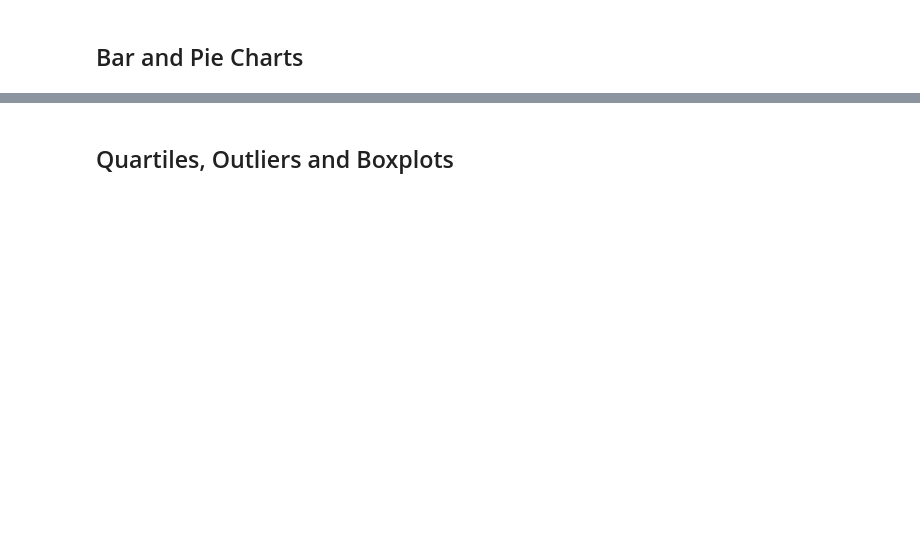
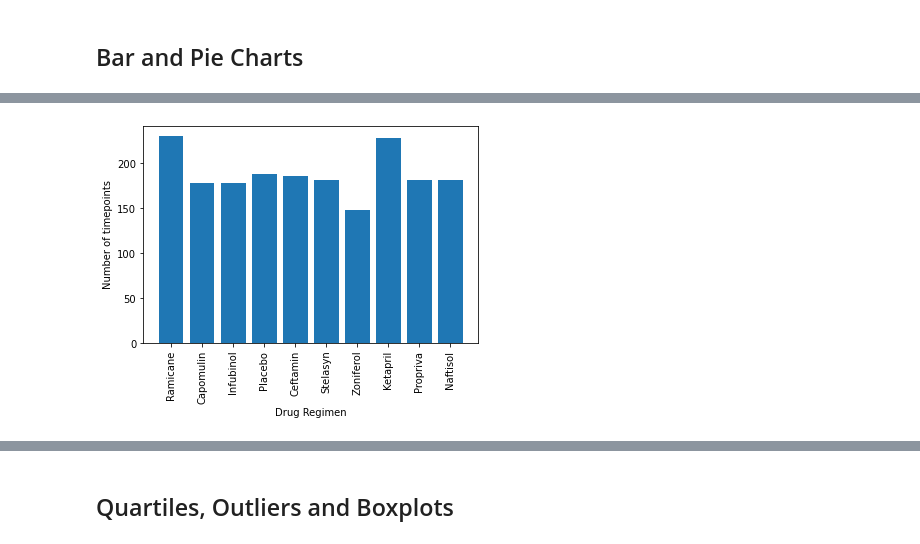
Before and after one commit to mgodfrey48/Tumor-Treatment-Analysis, a Jupyter notebook: Instructions/Pymaceuticals/pymaceuticals_starter.ipynb, the cells around one changed output, grey strips where cells are left out. Cells and saved outputs as stored; diff of their text form; code cells hidden in the pictures; blank space fills up the shorter version.

```diff
--- a/Instructions/Pymaceuticals/pymaceuticals_starter.ipynb
+++ b/Instructions/Pymaceuticals/pymaceuticals_starter.ipynb
@@ -119,2 +139,12 @@ tumor_volume_summary_by_regmien
 # %%
 # Generate a bar plot showing the total number of timepoints for all mice tested for each drug regimen using pyplot.
+x_values = cleaned_mouse_data['Drug Regimen'].unique()
+y_values = cleaned_mouse_data.groupby('Drug Regimen')['Timepoint'].count()
+
+plt.bar(x_values, y_values, align='center')
+plt.xlabel('Drug Regimen')
+plt.ylabel('Number of timepoints')
+plt.xticks(rotation=90)
+plt.show()
+# %% [output]
+[figure, added]
```
Also changed, not shown: parts of 9 cells of this notebook.
